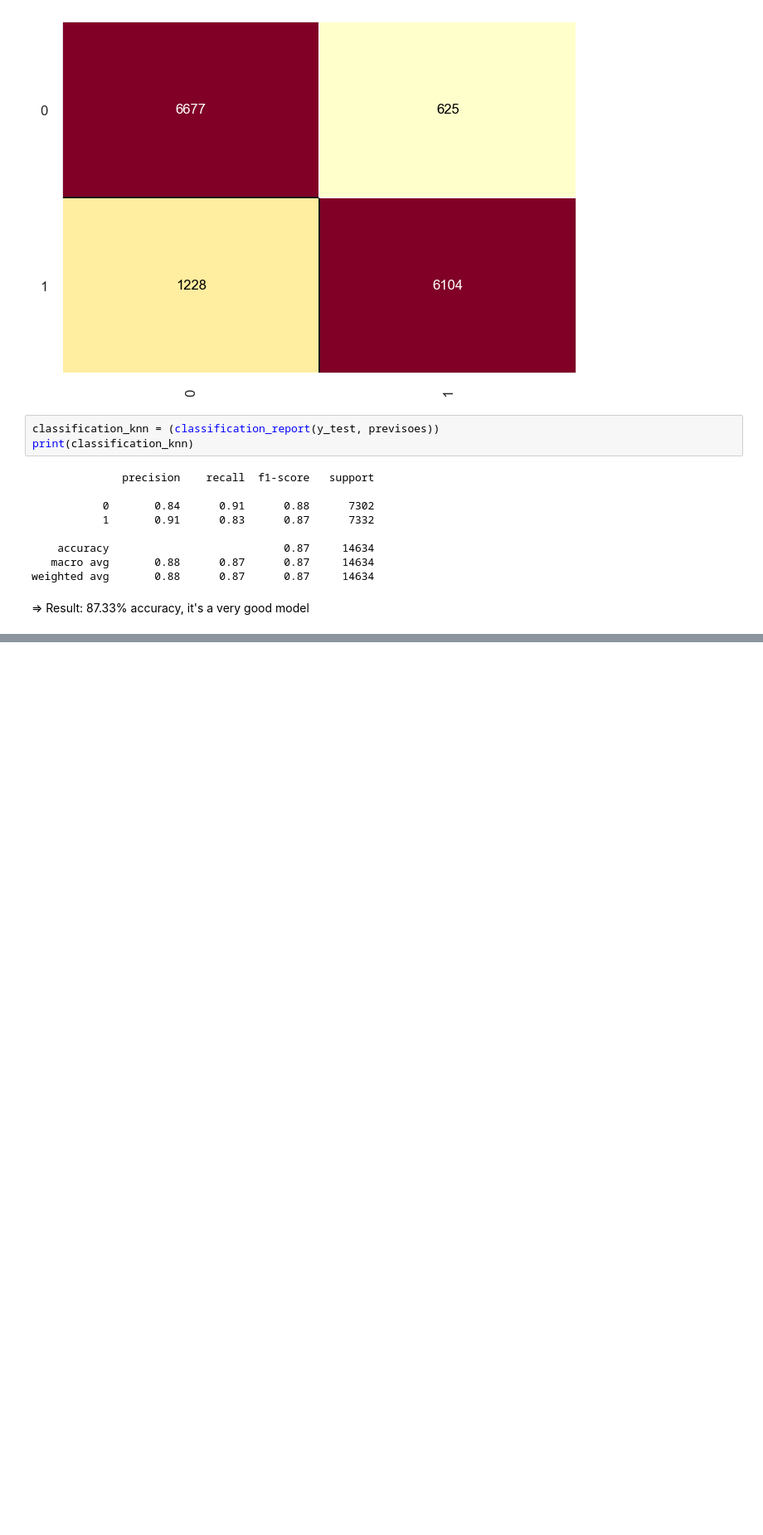
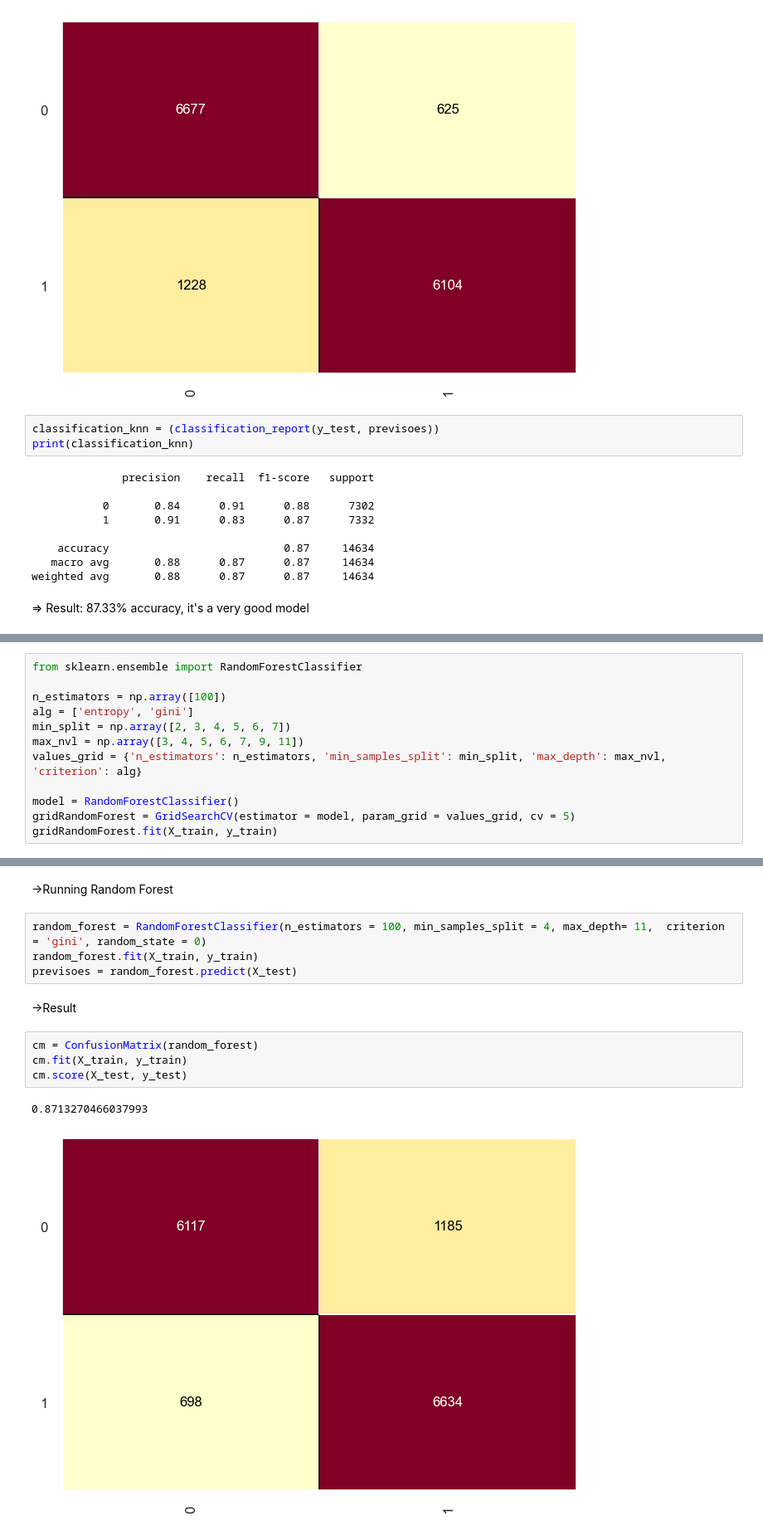
Before and after one commit to nthang2/Reserver-prediction, a Jupyter notebook: Hotel_Reservation.ipynb, the cells around one changed output, grey strips where cells are left out. Shown at 83% size. Cells and saved outputs as stored; diff of their text form; blank space fills up the shorter version.

```diff
--- a/Hotel_Reservation.ipynb
+++ b/Hotel_Reservation.ipynb
@@ -486,0 +627,12 @@ weighted avg       0.88      0.87      0.87     14634
+# %%
+from sklearn.ensemble import RandomForestClassifier
+
+n_estimators = np.array([100])
+alg = ['entropy', 'gini']
+min_split = np.array([2, 3, 4, 5, 6, 7])
+max_nvl = np.array([3, 4, 5, 6, 7, 9, 11])
+values_grid = {'n_estimators': n_estimators, 'min_samples_split': min_split, 'max_depth': max_nvl, 'criterion': alg}
+
+model = RandomForestClassifier()
+gridRandomForest = GridSearchCV(estimator = model, param_grid = values_grid, cv = 5)
+gridRandomForest.fit(X_train, y_train)
@@ -486,0 +657,15 @@ weighted avg       0.88      0.87      0.87     14634
+# %% [markdown]
+->Running Random Forest
+# %%
+random_forest = RandomForestClassifier(n_estimators = 100, min_samples_split = 4, max_depth= 11,  criterion = 'gini', random_state = 0)
+random_forest.fit(X_train, y_train)
+previsoes = random_forest.predict(X_test)
+# %% [markdown]
+->Result
+# %%
+cm = ConfusionMatrix(random_forest)
+cm.fit(X_train, y_train)
+cm.score(X_test, y_test)
+# %% [output]
+0.8713270466037993
+[figure, added]
```
Also changed, not shown: parts of 54 cells of this notebook.
